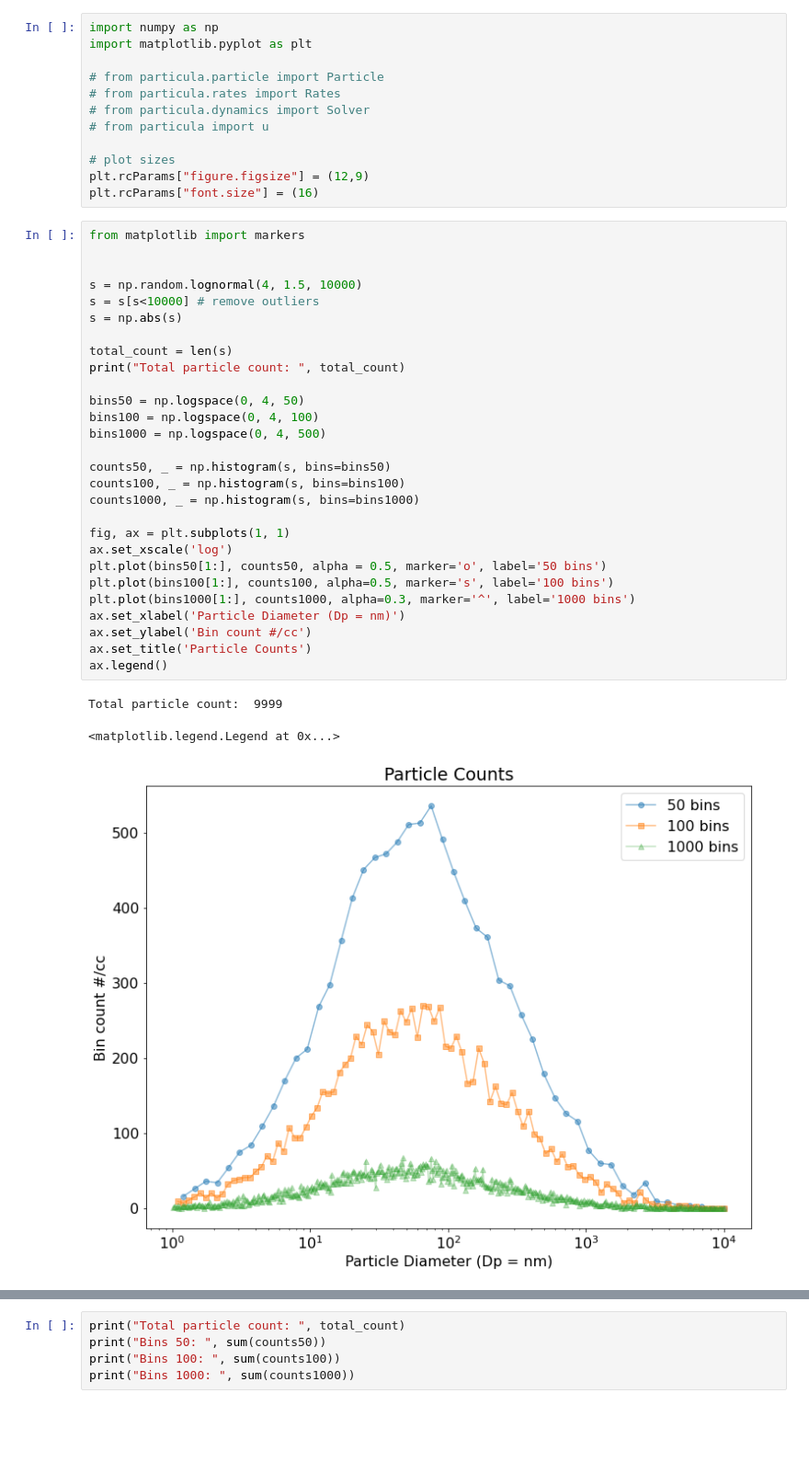
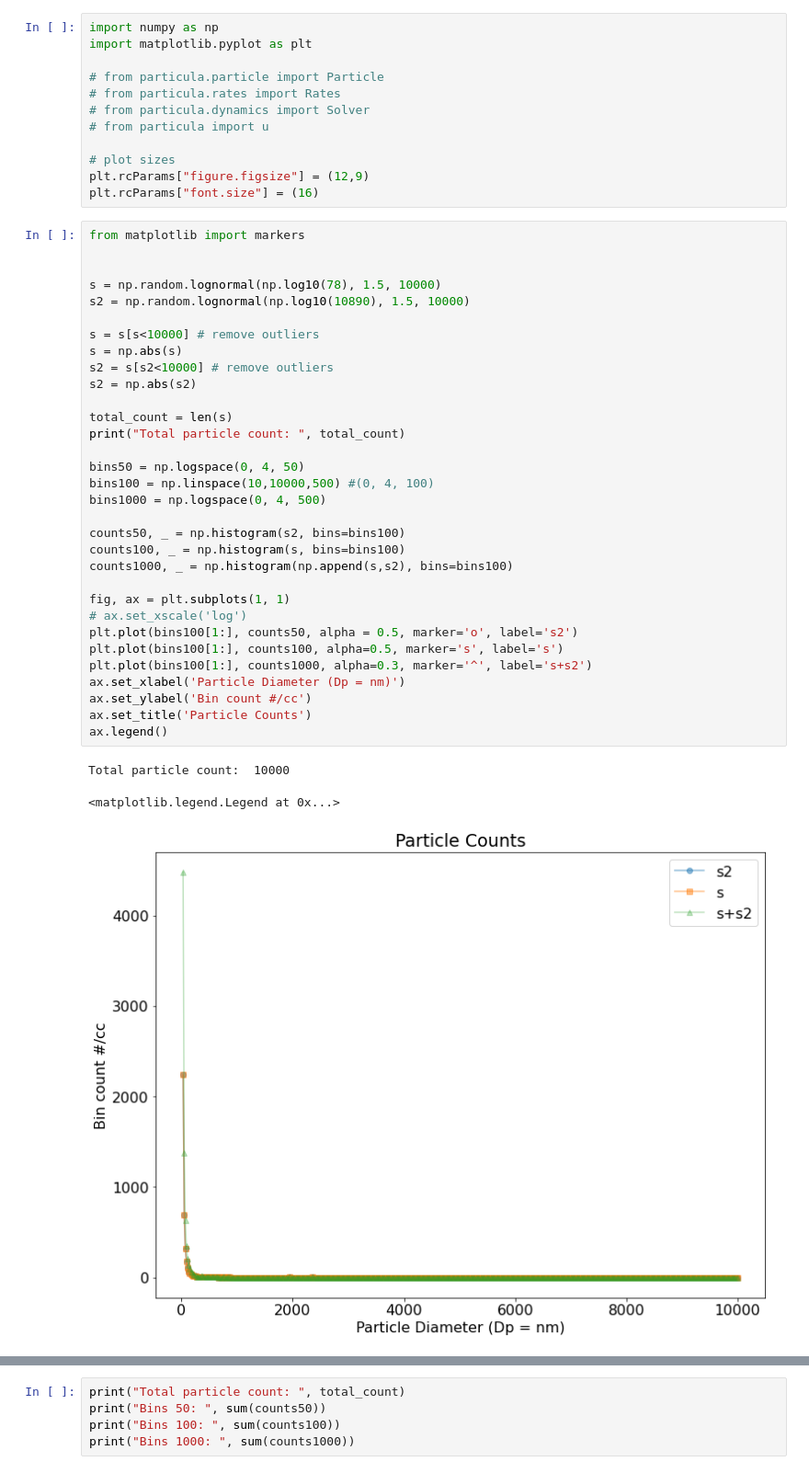
Before and after one commit to Gorkowski/Atmospheric_Science_Class, a Jupyter notebook: Classes/Part2/Lec_dNdlogDp.ipynb, the cells around one changed output, grey strips where cells are left out. Shown: that part at 92% size. Drawn from its saved outputs; the diff is of its cells as text; blank space fills up the shorter version.

```diff
--- a/Classes/Part2/Lec_dNdlogDp.ipynb
+++ b/Classes/Part2/Lec_dNdlogDp.ipynb
@@ -17,32 +17,36 @@ plt.rcParams["font.size"] = (16)
 # %%
 from matplotlib import markers
 
 
-s = np.random.lognormal(4, 1.5, 10000)
+s = np.random.lognormal(np.log10(78), 1.5, 10000)
+s2 = np.random.lognormal(np.log10(10890), 1.5, 10000)
+
 s = s[s<10000] # remove outliers
 s = np.abs(s)
+s2 = s[s2<10000] # remove outliers
+s2 = np.abs(s2)
 
 total_count = len(s)
 print("Total particle count: ", total_count)
 
 bins50 = np.logspace(0, 4, 50)
-bins100 = np.logspace(0, 4, 100)
+bins100 = np.linspace(10,10000,500) #(0, 4, 100)
 bins1000 = np.logspace(0, 4, 500)
 
-counts50, _ = np.histogram(s, bins=bins50)
+counts50, _ = np.histogram(s2, bins=bins100)
 counts100, _ = np.histogram(s, bins=bins100)
-counts1000, _ = np.histogram(s, bins=bins1000)
+counts1000, _ = np.histogram(np.append(s,s2), bins=bins100)
 
 fig, ax = plt.subplots(1, 1)
-ax.set_xscale('log')
-plt.plot(bins50[1:], counts50, alpha = 0.5, marker='o', label='50 bins')
-plt.plot(bins100[1:], counts100, alpha=0.5, marker='s', label='100 bins')
-plt.plot(bins1000[1:], counts1000, alpha=0.3, marker='^', label='1000 bins')
+# ax.set_xscale('log')
+plt.plot(bins100[1:], counts50, alpha = 0.5, marker='o', label='s2')
+plt.plot(bins100[1:], counts100, alpha=0.5, marker='s', label='s')
+plt.plot(bins100[1:], counts1000, alpha=0.3, marker='^', label='s+s2')
 ax.set_xlabel('Particle Diameter (Dp = nm)')
 ax.set_ylabel('Bin count #/cc')
 ax.set_title('Particle Counts')
 ax.legend()
 # %% [output]
-Total particle count:  9999
+Total particle count:  10000
 <matplotlib.legend.Legend at 0x...>
-[figure, old version]
+[figure, new version]
```
Also changed, not shown: parts of 1 cell of this notebook, 3 other files.
